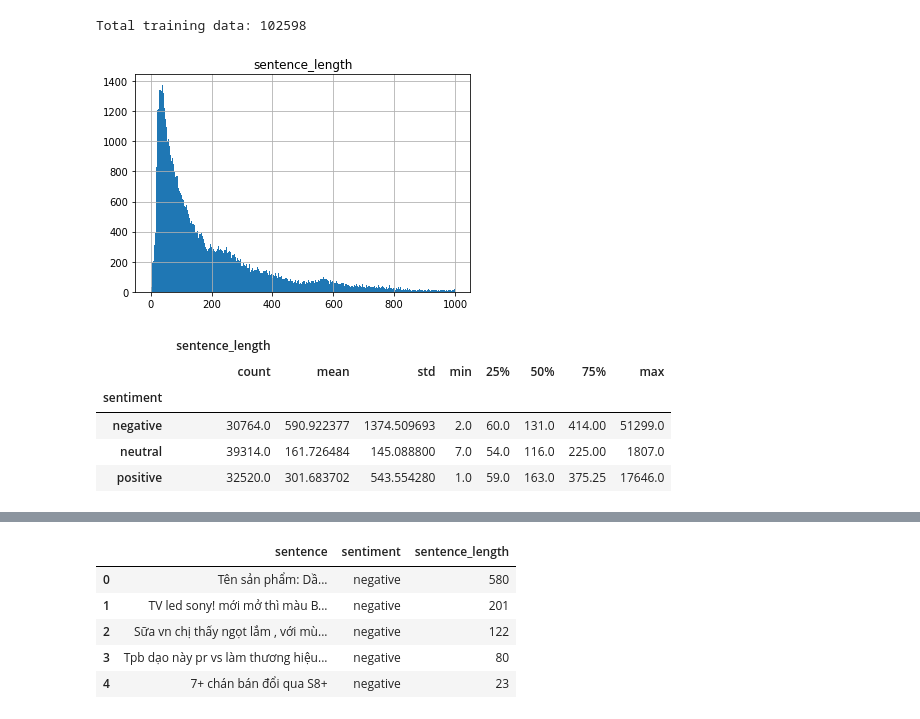
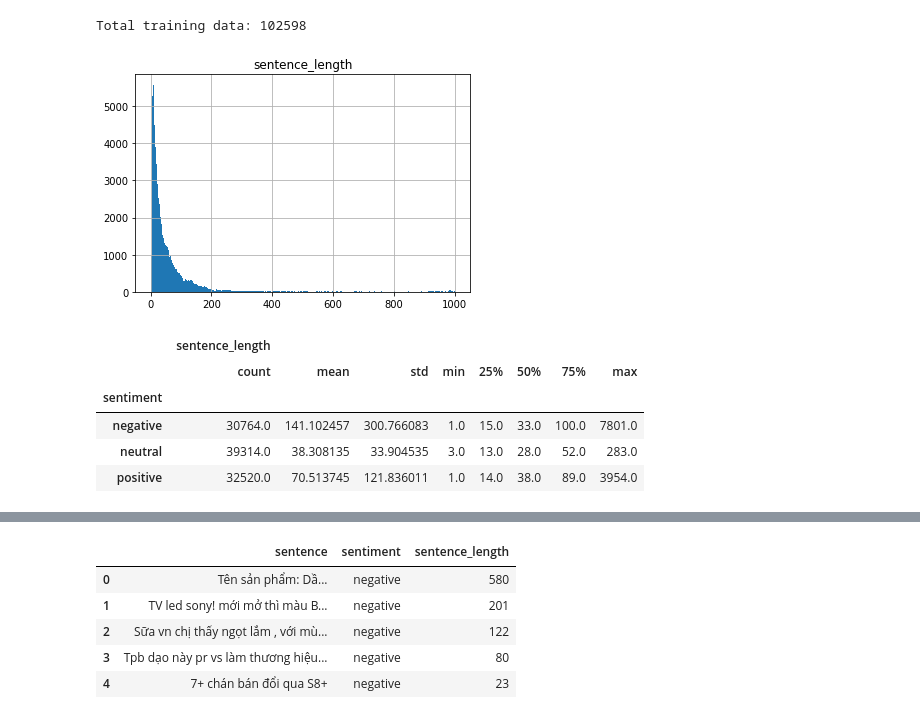
Before and after one commit to ductri/Entropy-2018, a Jupyter notebook: data_descriptions.ipynb, the cells around one changed output, grey strips where cells are left out. Saved outputs shown, nothing was run; the diff lists cells and outputs as text; code cells hidden in the pictures.

```diff
--- a/data_descriptions.ipynb
+++ b/data_descriptions.ipynb
@@ -8,20 +9,20 @@ ALL_DATASET = '/home/ductri/code/all_dataset/'
 ENTROPY_DATASET = ALL_DATASET + 'entropy_2018/'
 df = pd.read_csv(ENTROPY_DATASET + 'all_data.csv')
 # %%
-df['sentence_length'] = df['sentence'].map(len)
+df['sentence_length'] = df['sentence'].map(lambda x: len(word_tokenize(x)))
 
 print('Total training data: {}'.format(df.shape[0]))
 df.hist('sentence_length', bins=500, range=(0, 1000))
 plt.show()
 # %% [output]
 Total training data: 102598
-[figure, old version]
+[figure, new version]
 # %%
 df.groupby('sentiment').describe()
 # %% [output]
 |  | sentence_length |  |  |  |  |  |  |  |
 |  | count | mean | std | min | 25% | 50% | 75% | max |
 | sentiment |  |  |  |  |  |  |  |  |
-| negative | 30764.0 | 590.922377 | 1374.509693 | 2.0 | 60.0 | 131.0 | 414.00 | 51299.0 |
-| neutral | 39314.0 | 161.726484 | 145.088800 | 7.0 | 54.0 | 116.0 | 225.00 | 1807.0 |
-| positive | 32520.0 | 301.683702 | 543.554280 | 1.0 | 59.0 | 163.0 | 375.25 | 17646.0 |
+| negative | 30764.0 | 141.102457 | 300.766083 | 1.0 | 15.0 | 33.0 | 100.0 | 7801.0 |
+| neutral | 39314.0 | 38.308135 | 33.904535 | 3.0 | 13.0 | 28.0 | 52.0 | 283.0 |
+| positive | 32520.0 | 70.513745 | 121.836011 | 1.0 | 14.0 | 38.0 | 89.0 | 3954.0 |
```
Also changed, not shown: parts of 2 cells of this notebook, 3 other files.
